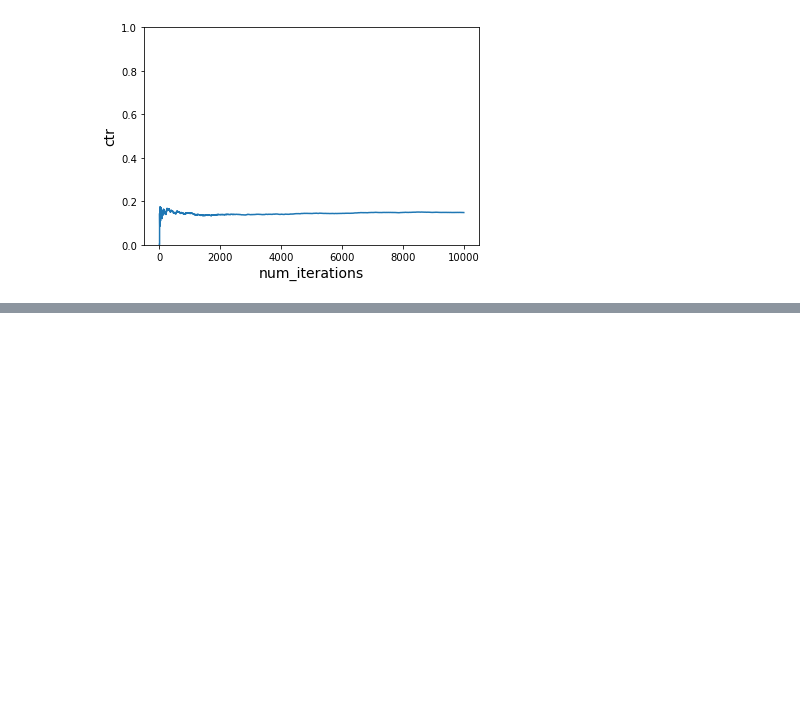
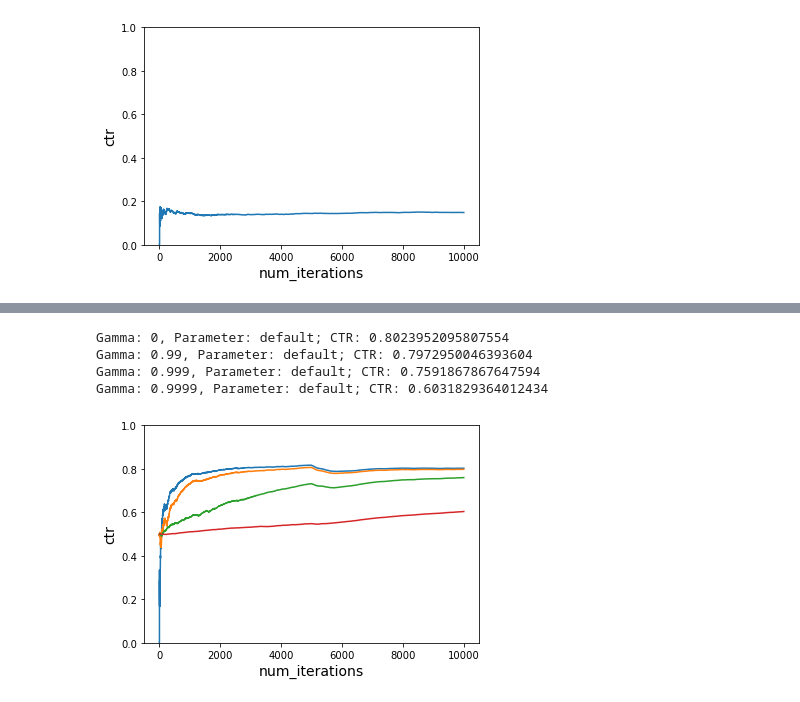
Before and after one commit to wcheung-code/rl-open-source-fest, a Jupyter notebook: prescreening.ipynb, the cells around one changed output, grey strips where cells are left out. Cells and saved outputs as stored; diff of their text form; code cells hidden in the pictures; blank space fills up the shorter version.

```diff
--- a/prescreening.ipynb
+++ b/prescreening.ipynb
@@ -932,3 +606,0 @@ for gamma in [0, 0.9, 0.99, 0.999]:
-# %%
-for gamma in [0, 0.9, 0.99, 0.999]:
-    rnd_explorer(gamma, noisy = True)
@@ -993,0 +642,39 @@ I would like to thank Microsoft Research NYC for providing me the opportunity to
+# %%
+from statistics import mean
+
+def run_simulation(algorithm, gamma = 0, parameter = None, num_experiments = 10,
+                   num_iterations_per_cost_func = 5000, noisy = False, do_learn = True):
+
+    config = {
+        'epsilon_greedy': '--epsilon {}'.format(parameter if parameter else 0.2),
+        'epsilon_first': "--first {}".format(parameter if parameter else 2),
+        'bagging_explorer': "--bag {}".format(parameter if parameter else 5),
+        'softmax_explorer': "--softmax --lambda {}".format(parameter if parameter else 10),
+        'rnd_explorer': "--rnd {} --epsilon {}".format(*parameter if parameter else (3, 0.025))
+    }
+
+    gammas = {
+        get_noisy_cost: gamma,
+        get_noisy_cost_new1: gamma
+    }
+
+    vw = pyvw.vw("--cb_explore_adf -q UA --quiet {}".format(config[algorithm]))
+
+
+    total_iterations = num_iterations_per_cost_func * len(gammas)
+
+    ctr_list = []
+    for iterate in range(1, num_experiments + 1):
+        random.seed(iterate)
+
+        ctr = run_simulation_multiple_noisy_cost_functions(vw,
+            num_iterations_per_cost_func, users, times_of_day, actions, gammas, noisy=noisy, do_learn=do_learn)
+
+        ctr_list.append(ctr)
+
+        if not noisy:
+            break
+
+    ctr_list = list(map(mean, zip(*ctr_list)))
+    print('Gamma: {}, Parameter: {}; CTR: {} '.format(gamma, 'default' if parameter is None else parameter, ctr_list[-1]))
+    plot_ctr(total_iterations, ctr)
@@ -993,0 +697,9 @@ I would like to thank Microsoft Research NYC for providing me the opportunity to
+# %%
+for gamma in [0, 0.99, 0.999, 0.9999]:
+    run_simulation('epsilon_greedy', gamma = gamma, noisy = False)
+# %% [output]
+Gamma: 0, Parameter: default; CTR: 0.8023952095807554
+Gamma: 0.99, Parameter: default; CTR: 0.7972950046393604
+Gamma: 0.999, Parameter: default; CTR: 0.7591867867647594
+Gamma: 0.9999, Parameter: default; CTR: 0.6031829364012434
+[figure, added]
```
Also changed, not shown: parts of 86 cells of this notebook.
